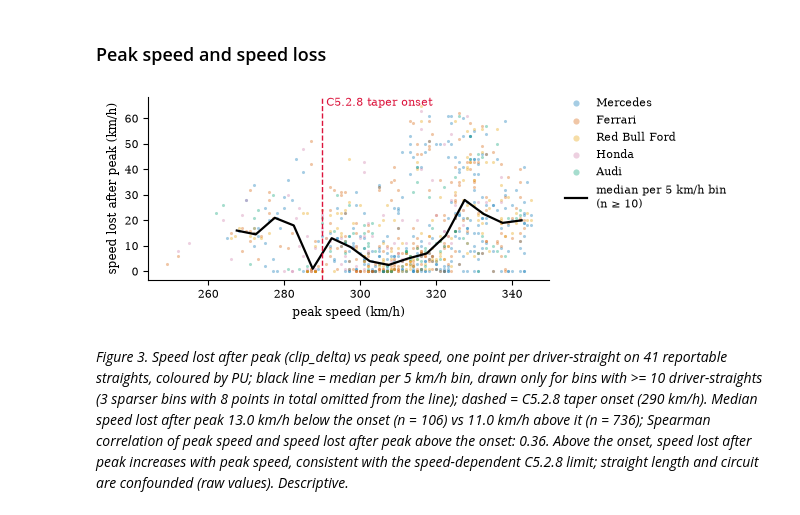
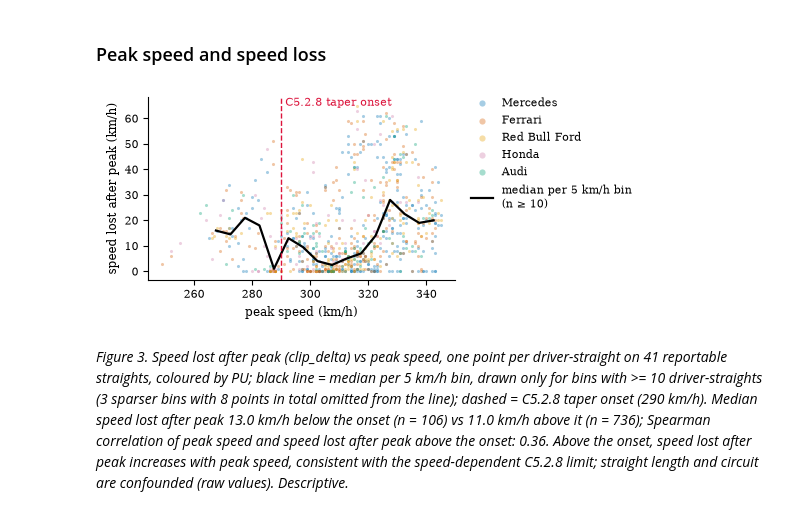
Before and after one commit to see7ien/Flat-Out, a Jupyter notebook: 02_season.ipynb, the cells around one changed output. Cells and saved outputs as stored; diff of their text form; code cells hidden in the pictures.

Commit message:
Report: split Section 5 into design and results, Fig 7 peak labels, Figs 5 and 9 resized, Madrid/Sepang wording, bib fixes, layout

```diff
--- a/02_season.ipynb
+++ b/02_season.ipynb
@@ -343,24 +343,24 @@ caption("Table", "e", "Reportable straights before and after the Miami rule chan
 # %% [markdown]
 ### Peak speed and speed loss
 # %%
-fig, ax = plt.subplots(figsize=(FULL_W, 2.3), layout="constrained")
+fig, ax = plt.subplots(figsize=(0.85 * FULL_W, 2.3), layout="constrained")
 for pu in PUS:
     d = rep[rep.PU == pu]
     ax.scatter(d.peak_speed, d.clip_delta, s=5, alpha=0.35, color=PU_COLORS[pu], lw=0, label=pu)
 bins = np.arange(np.floor(rep.peak_speed.min() / 5) * 5, rep.peak_speed.max() + 5, 5)
 g = rep.groupby(pd.cut(rep.peak_speed, bins), observed=True).clip_delta
 MIN_BIN_N = 10  # bin medians are drawn only for bins with at least this many driver-straights
 binned_all = pd.DataFrame({"mid": [i.mid for i in g.median().index], "median": g.median().to_numpy(), "n": g.size().to_numpy()})
 binned = binned_all[binned_all.n >= MIN_BIN_N]
 ax.plot(binned.mid, binned["median"], color="black", lw=1.6, label=f"median per 5 km/h bin\n(n ≥ {MIN_BIN_N})")
 ax.axvline(TAPER_ONSET_KMH, color="crimson", ls="--", lw=1)
 ax.text(TAPER_ONSET_KMH, ax.get_ylim()[1], " C5.2.8 taper onset", va="top", fontsize=8, color="crimson")
 ax.set(xlabel="peak speed (km/h)", ylabel="speed lost after peak (km/h)")
 fig.legend(frameon=False, markerscale=2, loc="outside right upper")  # inside the 6.3 in canvas
 fig.savefig(FIG / "fig_season_peak_vs_clip.pdf")
 plt.show()
 # %% [output]
-[figure, old version]
+[figure, new version]
 # %%
 _below, _above = rep[rep.peak_speed < TAPER_ONSET_KMH], rep[rep.peak_speed >= TAPER_ONSET_KMH]
 _rho = _above[["peak_speed", "clip_delta"]].corr(method="spearman").iloc[0, 1]
```
Also changed, not shown: parts of 2 cells of this notebook, 20 other files.
